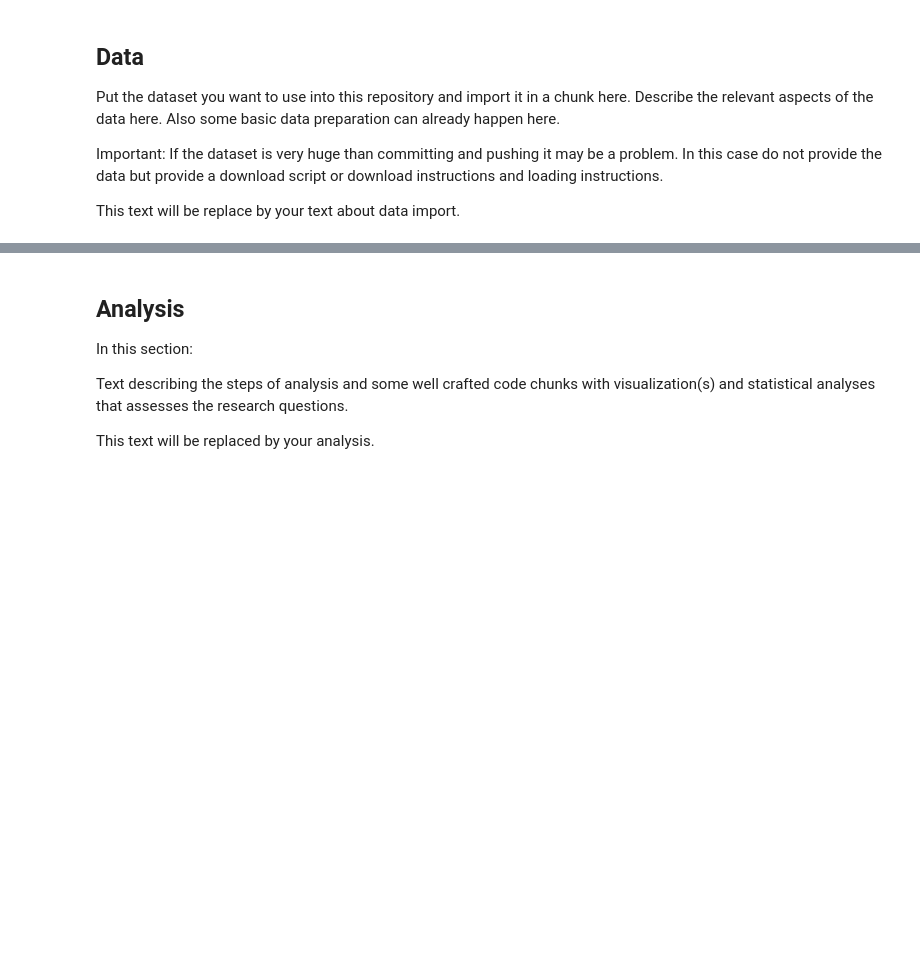
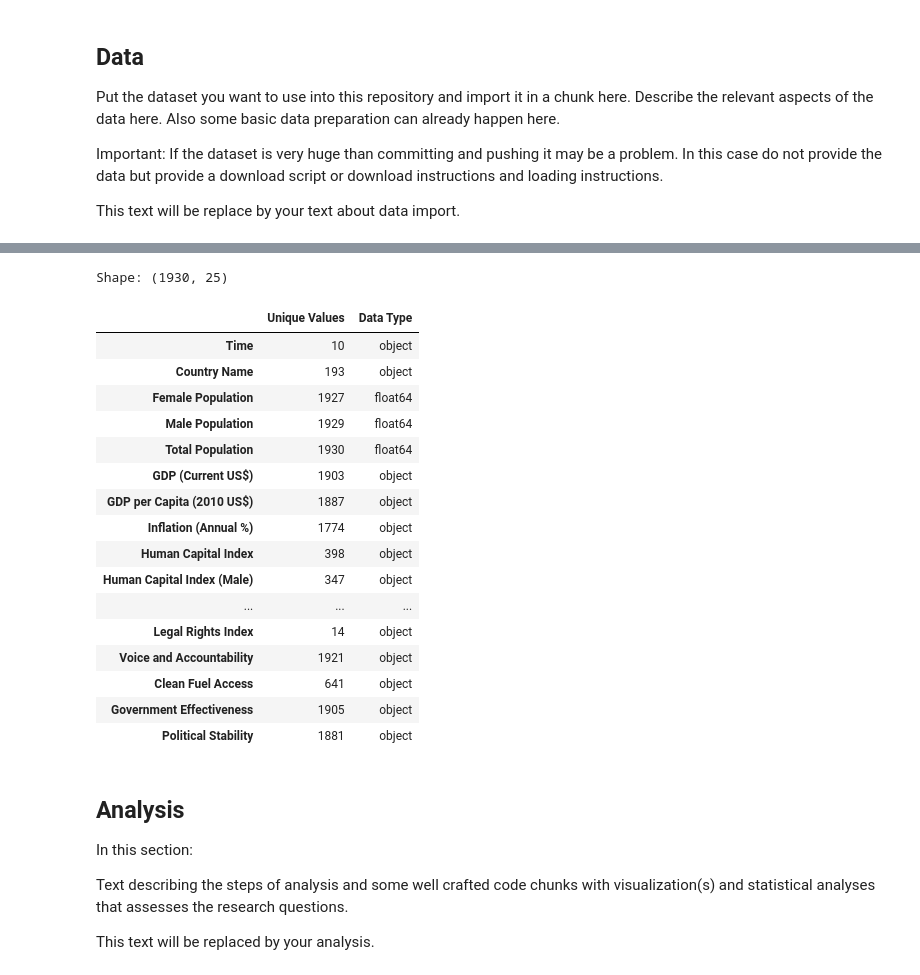
Before and after one commit to CU-F24-MDSSB-01-Concepts-Tools/FinalProject_7, a Jupyter notebook: report.ipynb, the cells around one changed output, grey strips where cells are left out. Drawn from its saved outputs; the diff is of its cells as text; code cells hidden in the pictures; blank space fills up the shorter version.

```diff
--- a/report.ipynb
+++ b/report.ipynb
@@ -52,0 +193,47 @@ data_esg = data_esg.iloc[:-5, :]  # Exclude the last 5 rows
+# %%
+# Dataset Overview to analyse the data types, shape of the dataset and unique value count for each variable.
+def dataset_overview(dataframe):
+    """
+    Generates a summary of the dataset, including:
+    - Total number of rows and columns / Shape of the dataset
+    - Unique values per column
+    - Data types for each column
+    """
+    # Shape of the dataset
+    rows_columns = dataframe.shape
+    # Unique value count for each variable
+    unique_counts = dataframe.nunique()
+    # Datatypes
+    data_types = dataframe.dtypes
+
+    # DataFrame for the results
+    overview = pd.DataFrame({
+        "Unique Values": unique_counts,
+        "Data Type": data_types
+    })
+
+    print(f"Shape: {rows_columns}")
+    return overview
+
+overview = dataset_overview(data)
+
+overview
+# %% [output]
+Shape: (1930, 25)
+|  | Unique Values | Data Type |
+| Time | 10 | object |
+| Country Name | 193 | object |
+| Female Population | 1927 | float64 |
+| Male Population | 1929 | float64 |
+| Total Population | 1930 | float64 |
+| GDP (Current US$) | 1903 | object |
+| GDP per Capita (2010 US$) | 1887 | object |
+| Inflation (Annual %) | 1774 | object |
+| Human Capital Index | 398 | object |
+| Human Capital Index (Male) | 347 | object |
+| ... | ... | ... |
+| Legal Rights Index | 14 | object |
+| Voice and Accountability | 1921 | object |
+| Clean Fuel Access | 641 | object |
+| Government Effectiveness | 1905 | object |
+| Political Stability | 1881 | object |
```
Also changed, not shown: parts of 9 cells of this notebook.
